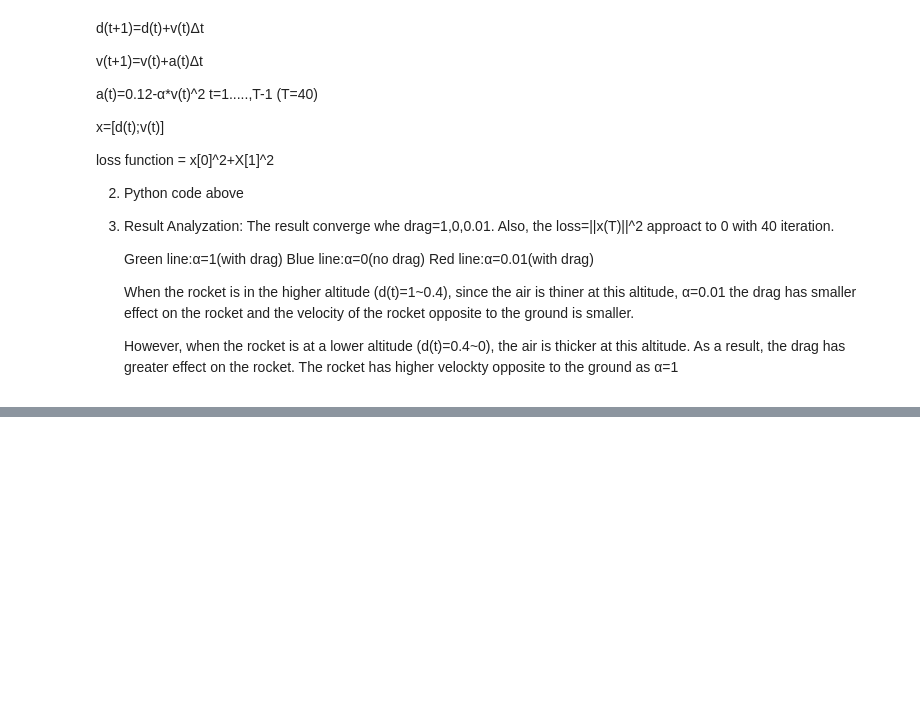
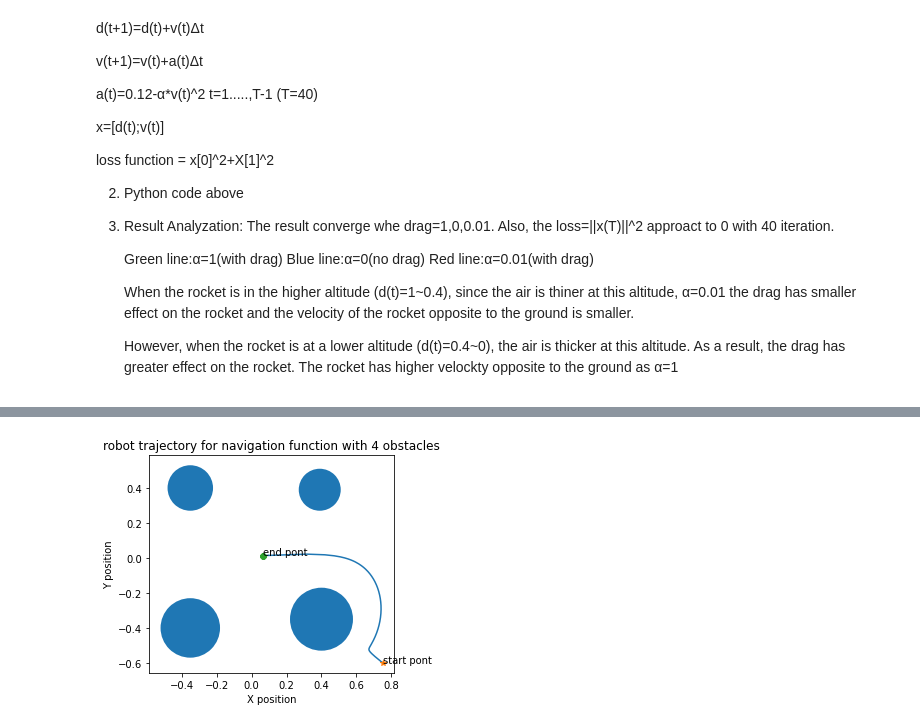
Before and after one commit to schen304joseph/Project1, a Jupyter notebook: Project_1.ipynb, the cells around one changed output, grey strips where cells are left out. Drawn from its saved outputs; the diff is of its cells as text; code cells hidden in the pictures; blank space fills up the shorter version.

```diff
--- a/Project_1.ipynb
+++ b/Project_1.ipynb
@@ -316,62 +321,73 @@ loss with drag=1: 0.000 ; loss with drag=0.01: 0.000  ;loss without drag: 0.000
 # %%
 from sympy import *
+
 import matplotlib.pyplot as plt
 import numpy as np
 import math
+import torch as tor
+
+from torch.autograd import Variable
+
+#User-defined sphere parameters
+k=3.5
+e=0.07
+dt=0.01
+
+cx=np.array([0,-0.35,0.39,0.4,-0.35])             #obstacle centers x coordinate
+cy=np.array([0,-0.4,0.39,-0.35,0.4])              #obstacle centers y coordinate
+r=np.array([1,0.17,0.12,0.18,0.13])               #obstacle radii
+qd=np.array([0,0])                                #destination  point
+A=tor.tensor([0.75,-0.6],dtype=tor.float32)       #initial position of robot
+p=np.array([])
+p=np.concatenate((p,A))
+
+def loss_fun(B):
+    A = Variable(B, requires_grad=True)           #distance-to-goal function
+    loss=((A[0]-qd[0])**2+(A[1]-qd[1])**2)
+
+    b=1
+    #Computes the trajectory of a robot that descends the gradient of a  navigation function on a sphere world
+    for i in range(0,len(cx)):
+        b=b*((A[0]-cx[i])**2+(A[1]-cy[i])**2-r[i]**2)
+
+    g=loss/((loss**k-b)**(1/k))
+    g.backward()
+
+    with tor.no_grad():
+        A-=1/loss*A.grad*dt
+        A.grad.zero_()
+
+    return [loss**0.5,A]
 
 
+evals = 0
+check=1
 
-cx=np.array([0,-0.35,0.39,0.4,-0.35])
-cy=np.array([0,-0.4,0.39,-0.35,0.4])
-r=np.array([1,0.17,0.12,0.18,0.13])
-qd=np.array([0,0])
-q=np.array([0.75,-0.6])
+while check > e:
+    evals += 1
+    check,A=loss_fun(A)
+    p=np.concatenate((p,A.data.numpy()))
 
-x=symbols('x')
-y=symbols('y')
-b=1
+    a=np.reshape(p,(-1,2))
 
-for i in range(0,len(cx)):
-    b=b*((x-cx[i])**2+(y-cy[i])**2-r[i]**2)
-
-b=-b
-k=3.5
-
-g=(x-qd[0])**2+(y-qd[1])**2
-g=g/((g**k+b)**(1/k))
-
-e=0.05
-dt=0.01
-p=np.array([])
-p=np.concatenate((p,q))
-
-
-while(((q[0]-qd[0])**2+(q[1]-qd[1])**2)**0.5>e):
-    dx=diff(g,x)
-    dy=diff(g,y)
-    dxv=dx.evalf(subs={x:q[0],y:q[1]})
-    dyv=dy.evalf(subs={x:q[0],y:q[1]})
-
-    q[0]=q[0]-1/((q[0]-qd[0])**2+(q[1]-qd[1])**2)**0.5*dxv*dt
-    q[1]=q[1]-1/((q[0]-qd[0])**2+(q[1]-qd[1])**2)**0.5*dyv*dt
-    p=np.concatenate((p,q))
-
-
-a=np.reshape(p,(-1,2))
 
 fig = plt.figure()
 figure, axes = plt.subplots()
 
+#Obstacle functions
 for i in range(0,len(cx)-1):
     draw_circle = plt.Circle((cx[i+1], cy[i+1]), r[i+1])
     plt.gca().add_patch(draw_circle)
     axes.set_aspect(1)
-    #axes.add_artist(draw_circle)
 
-plt.plot(a[:,0],a[:,1])
-
+plt.plot(a[0:(len(a)-1),0],a[0:(len(a)-1),1])
+plt.text(a[0][0],a[0][1],'start pont')
+plt.text(a[(len(a)-2)][0],a[(len(a)-2)][1],'end pont')
+plt.plot(a[0][0],a[0][1],marker='*')
+plt.plot(a[(len(a)-2)][0],a[(len(a)-2)][1],marker='8')
 plt.xlabel('X position')
 plt.ylabel('Y position')
 plt.title('robot trajectory for navigation function with 4 obstacles')
 
 plt.show()
+# %% [output]
@@ -377,0 +395 @@ plt.show()
+[figure, added]
```
Also changed, not shown: parts of 7 cells of this notebook.
